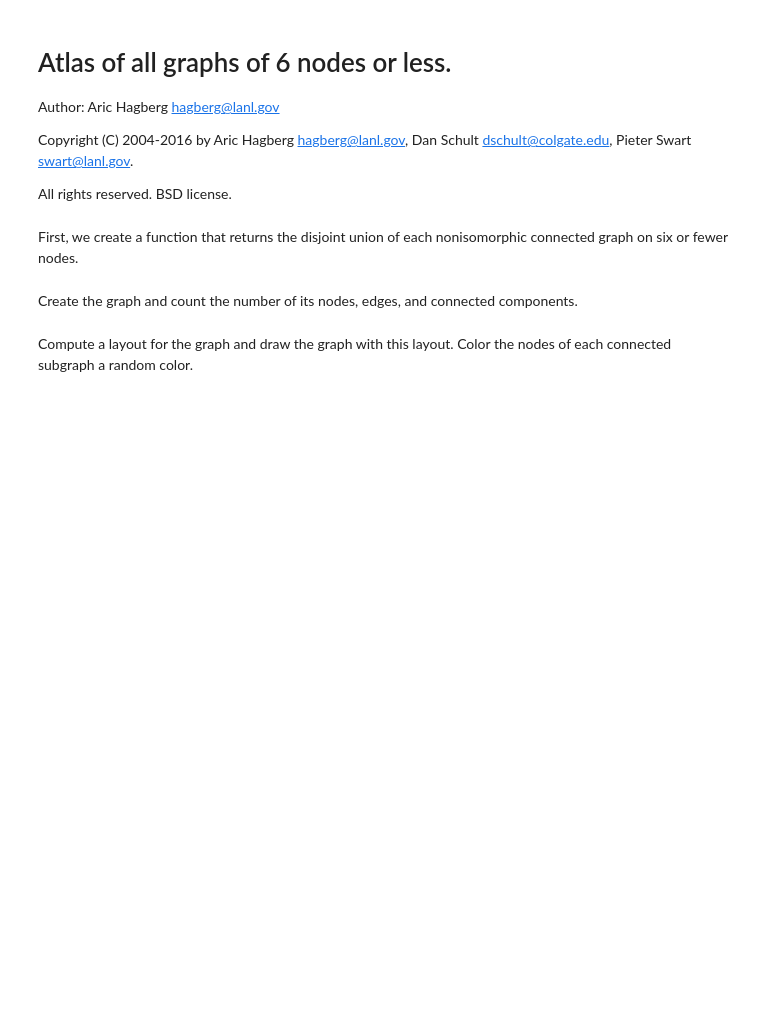
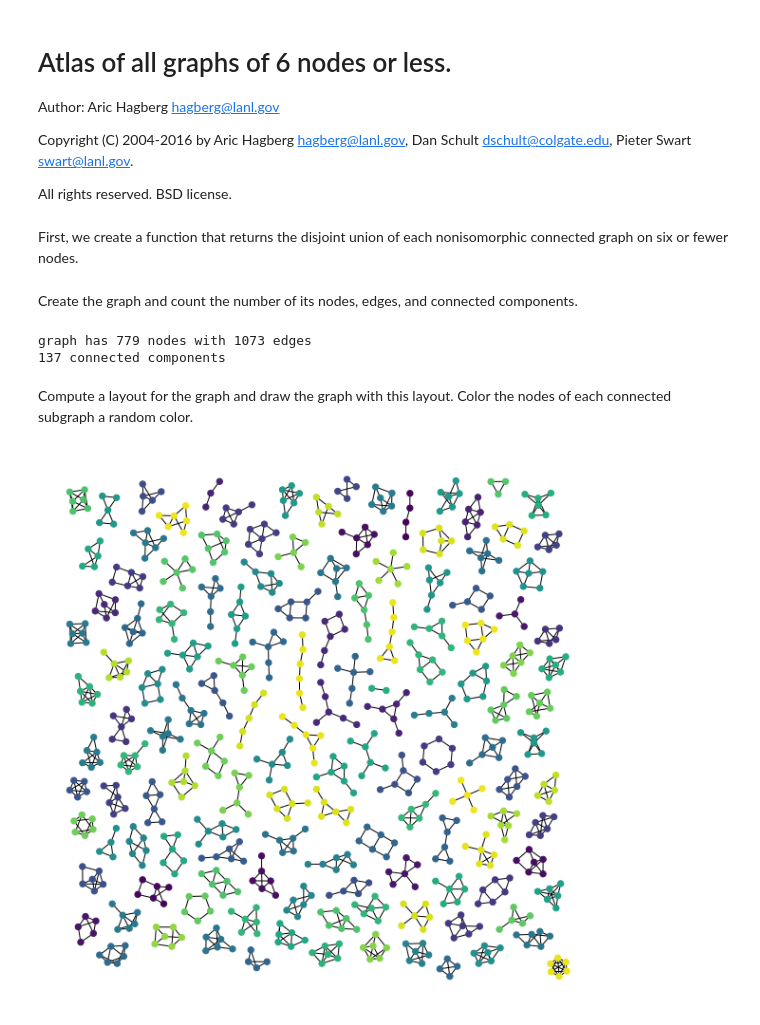
Before and after one commit to networkx/nx-guides, a Jupyter notebook: notebooks/graph/atlas.ipynb, the cells around one changed output. Cells and saved outputs as stored; diff of their text form; code cells hidden in the pictures; blank space fills up the shorter version.

```diff
--- a/notebooks/graph/atlas.ipynb
+++ b/notebooks/graph/atlas.ipynb
@@ -29,7 +29,7 @@ def atlas6():
         U = nx.disjoint_union(U, G)
 
     # list of graphs of all connected components
-    C = nx.connected_component_subgraphs(U)
+    C = [U.subgraph(c) for c in nx.connected_components(U)]
 
     UU = nx.Graph()
     # do quick isomorphic-like check, not a true isomorphism checker
@@ -47,36 +47,41 @@ G = atlas6()
 
 print("graph has %d nodes with %d edges" % (nx.number_of_nodes(G), nx.number_of_edges(G)))
 print(nx.number_connected_components(G), "connected components")
+# %% [output]
+graph has 779 nodes with 1073 edges
+137 connected components
 # %% [markdown]
 Compute a layout for the graph and draw the graph with this layout. Color the nodes of each connected subgraph a random color.
 # %%
 %matplotlib inline
 import matplotlib.pyplot as plt
 import random
 
 try:
     import pygraphviz
     from networkx.drawing.nx_agraph import graphviz_layout
 except ImportError:
     try:
         import pydot
         from networkx.drawing.nx_pydot import graphviz_layout
     except ImportError:
         raise ImportError("This example needs Graphviz and either PyGraphviz or pydot")
 
 plt.figure(1, figsize=(8, 8))
 # layout graphs with positions using graphviz neato
 pos = graphviz_layout(G, prog="neato")
 # color nodes the same in each connected subgraph
-C = nx.connected_component_subgraphs(G)
+C = [G.subgraph(c) for c in nx.connected_components(G)]
 for g in C:
     c = [random.random()] * nx.number_of_nodes(g) # random color...
     nx.draw(g,
             pos,
             node_size=40,
             node_color=c,
             vmin=0.0,
             vmax=1.0,
             with_labels=False
             )
 plt.show()
+# %% [output]
+[figure, added]
```
Also changed, not shown: 3 other files.
